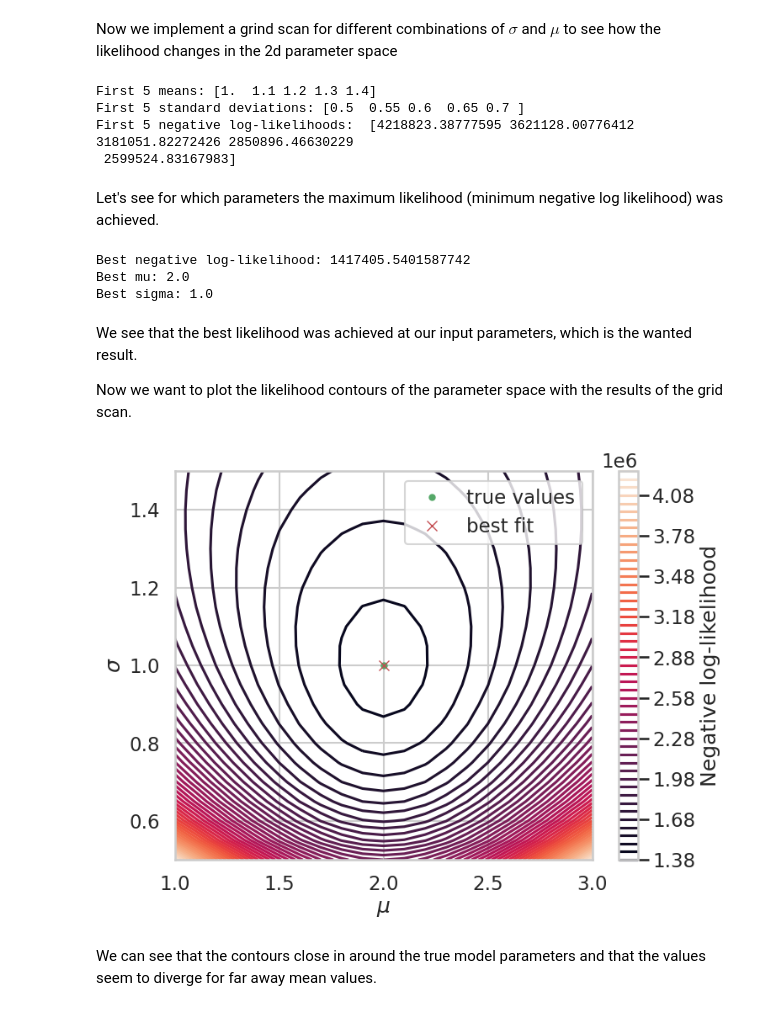
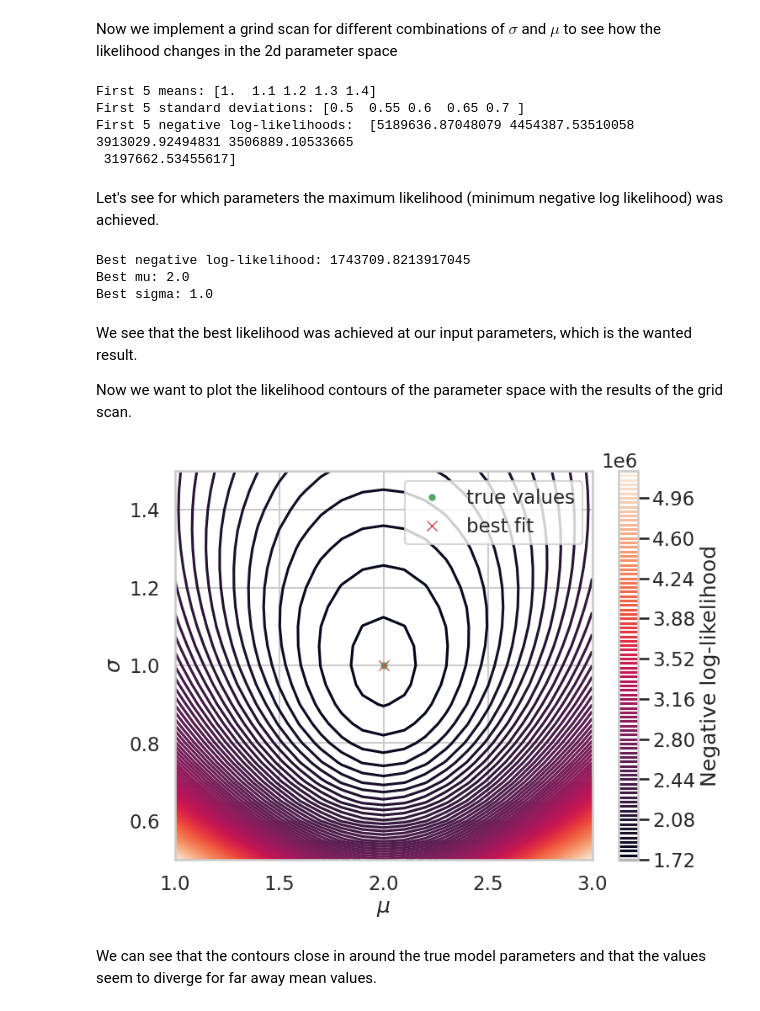
Before and after one commit to n-idw/tutorials, a Jupyter notebook: maximum_likelihood_method.ipynb, the cells around one changed output. Saved outputs shown, nothing was run; the diff lists cells and outputs as text; code cells hidden in the pictures.

```diff
--- a/maximum_likelihood_method.ipynb
+++ b/maximum_likelihood_method.ipynb
@@ -26,4 +26,4 @@ For this example we generate $10^6$ events, which are normal distributed with a
 # %%
-pseudo_data = rng.normal(loc=2, scale=1, size=int(1e6))
+pseudo_data = rng.normal(loc=2, scale=1, size=int(1.23e6))
 pprint.pp(pseudo_data)
 # %% [output]
@@ -150,8 +148,8 @@ print("First 5 negative log-likelihoods: ", neg_ln_L_scan[0][:5])
 # %% [output]
 First 5 means: [1.  1.1 1.2 1.3 1.4]
 First 5 standard deviations: [0.5  0.55 0.6  0.65 0.7 ]
-First 5 negative log-likelihoods:  [4218823.38777595 3621128.00776412 3181051.82272426 2850896.46630229
- 2599524.83167983]
+First 5 negative log-likelihoods:  [5189636.87048079 4454387.53510058 3913029.92494831 3506889.10533665
+ 3197662.53455617]
 # %% [markdown]
 Let's see for which parameters the maximum likelihood (minimum negative log likelihood) was achieved.
 # %%
@@ -163,7 +161,7 @@ print("Best negative log-likelihood:", best_L)
 print("Best mu:", best_mu)
 print("Best sigma:", best_sigma)
 # %% [output]
-Best negative log-likelihood: 1417405.5401587742
+Best negative log-likelihood: 1743709.8213917045
 Best mu: 2.0
 Best sigma: 1.0
 # %% [markdown]
@@ -171,23 +169,25 @@ We see that the best likelihood was achieved at our input parameters, which is t
 
 Now we want to plot the likelihood contours of the parameter space with the results of the grid scan.
 # %%
-fig, ax = plt.subplots(figsize=(8, 6))
+fig, ax = plt.subplots(figsize=(8, 6), dpi=100)
 grid = np.meshgrid(mu_scan, sigma_scan)
 contour = ax.contour(
     mu_scan,
     sigma_scan,
     neg_ln_L_scan.T,
-    levels=50,
+    vmin=best_L,
+    levels=100,
 )
+
 ax.plot(mu, sigma, marker="o", ls="", ms=5, color="g", label="true values")
 ax.plot(best_mu, best_sigma, marker="x", ls="", color="r", label="best fit")
 ax.set_xlabel("$\mu$")
 ax.set_ylabel("$\sigma$")
-fig.colorbar(contour, ax=ax, label="Negative log-likelihood")
+plt.colorbar(contour, ax=ax, label="Negative log-likelihood")
 ax.legend()
 plt.show()
 # %% [output]
-[figure, old version]
+[figure, new version]
 # %% [markdown]
 We can see that the contours close in around the true model parameters and that the values seem to diverge for far away mean values.
 # %% [markdown]
```
Also changed, not shown: parts of 31 cells of this notebook.
